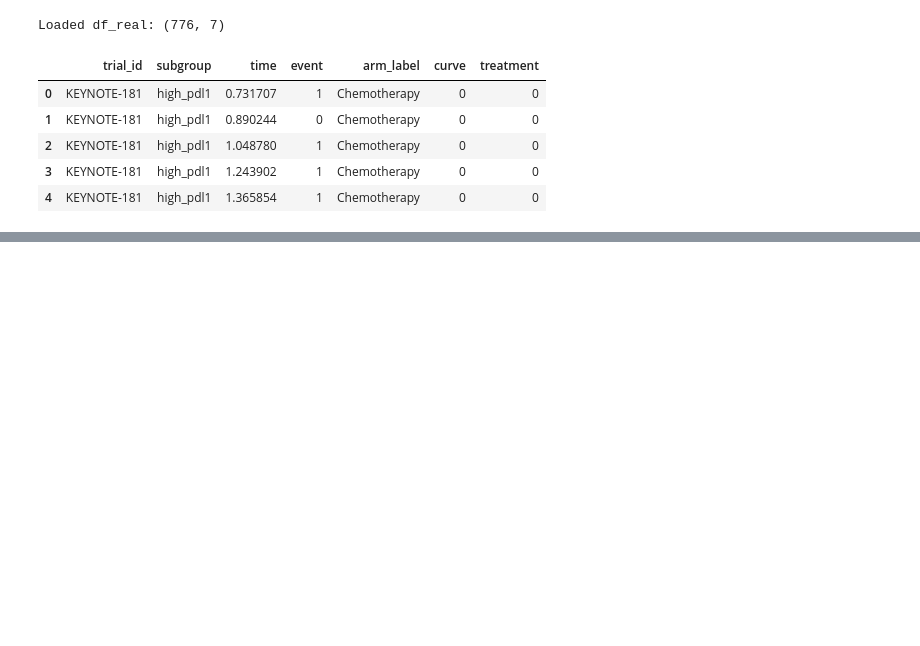
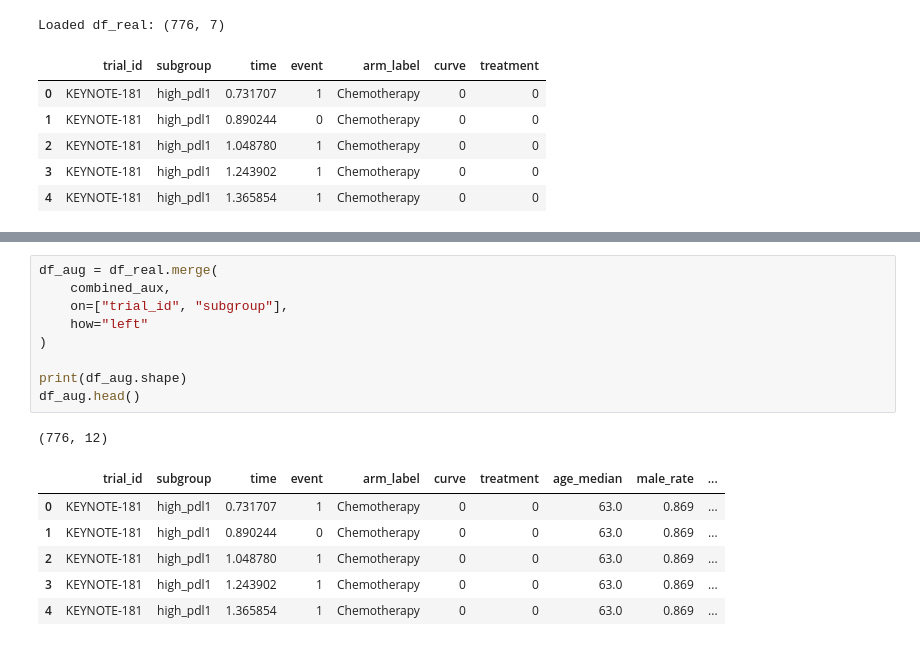
Before and after one commit to JonathanMa03/NPBS-project-MaZhu, a Jupyter notebook: notebooks/06a_covariate_augmentation.ipynb, the cells around one changed output, grey strips where cells are left out. Drawn from its saved outputs; the diff is of its cells as text; blank space fills up the shorter version.

```diff
--- a/notebooks/06a_covariate_augmentation.ipynb
+++ b/notebooks/06a_covariate_augmentation.ipynb
@@ -39,0 +364,17 @@ Loaded df_real: (776, 7)
+# %%
+df_aug = df_real.merge(
+    combined_aux,
+    on=["trial_id", "subgroup"],
+    how="left"
+)
+
+print(df_aug.shape)
+df_aug.head()
+# %% [output]
+(776, 12)
+|  | trial_id | subgroup | time | event | arm_label | curve | treatment | age_median | male_rate | ... |
+| 0 | KEYNOTE-181 | high_pdl1 | 0.731707 | 1 | Chemotherapy | 0 | 0 | 63.0 | 0.869 | ... |
+| 1 | KEYNOTE-181 | high_pdl1 | 0.890244 | 0 | Chemotherapy | 0 | 0 | 63.0 | 0.869 | ... |
+| 2 | KEYNOTE-181 | high_pdl1 | 1.048780 | 1 | Chemotherapy | 0 | 0 | 63.0 | 0.869 | ... |
+| 3 | KEYNOTE-181 | high_pdl1 | 1.243902 | 1 | Chemotherapy | 0 | 0 | 63.0 | 0.869 | ... |
+| 4 | KEYNOTE-181 | high_pdl1 | 1.365854 | 1 | Chemotherapy | 0 | 0 | 63.0 | 0.869 | ... |
```
Also changed, not shown: parts of 8 cells of this notebook, 7 other files.
